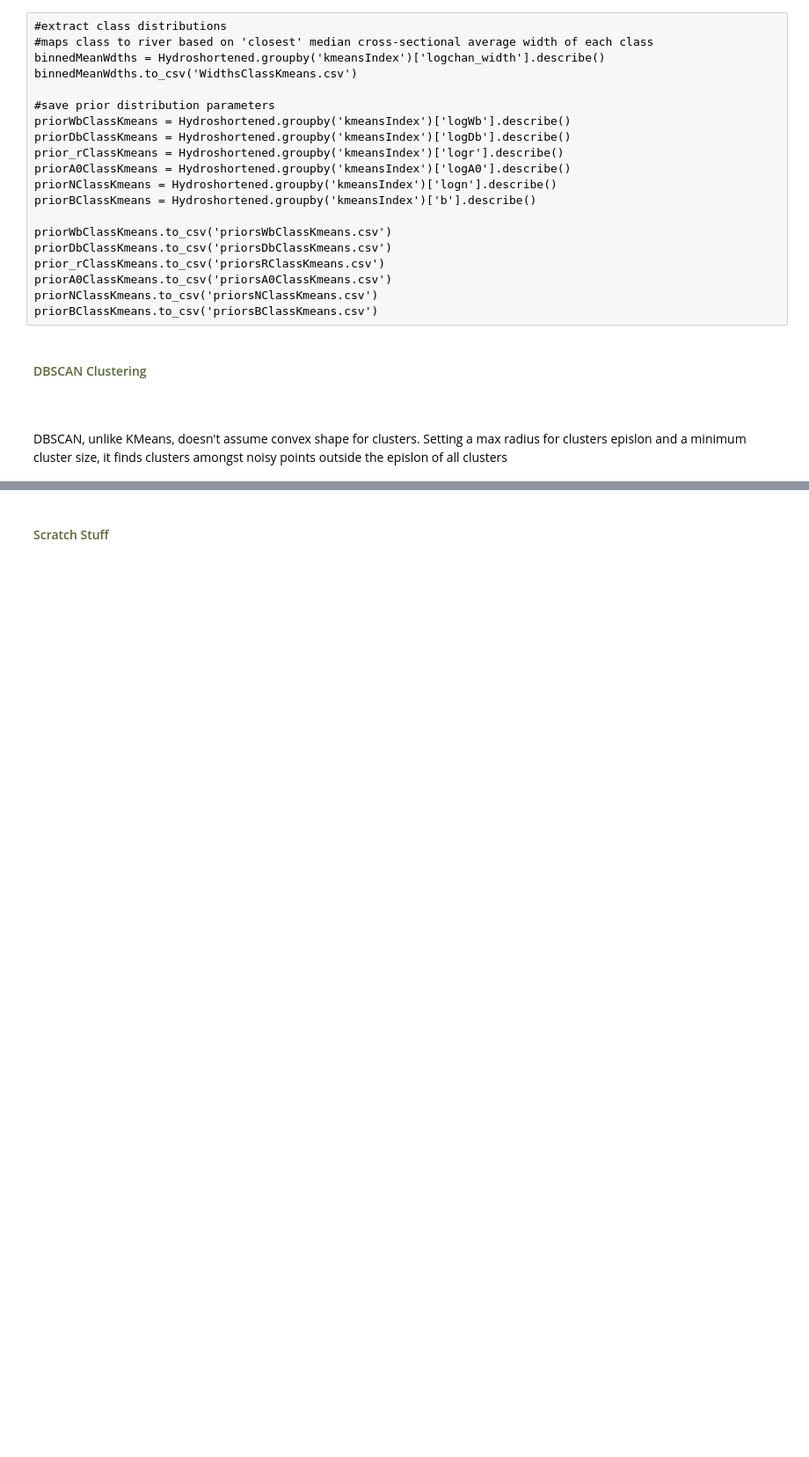
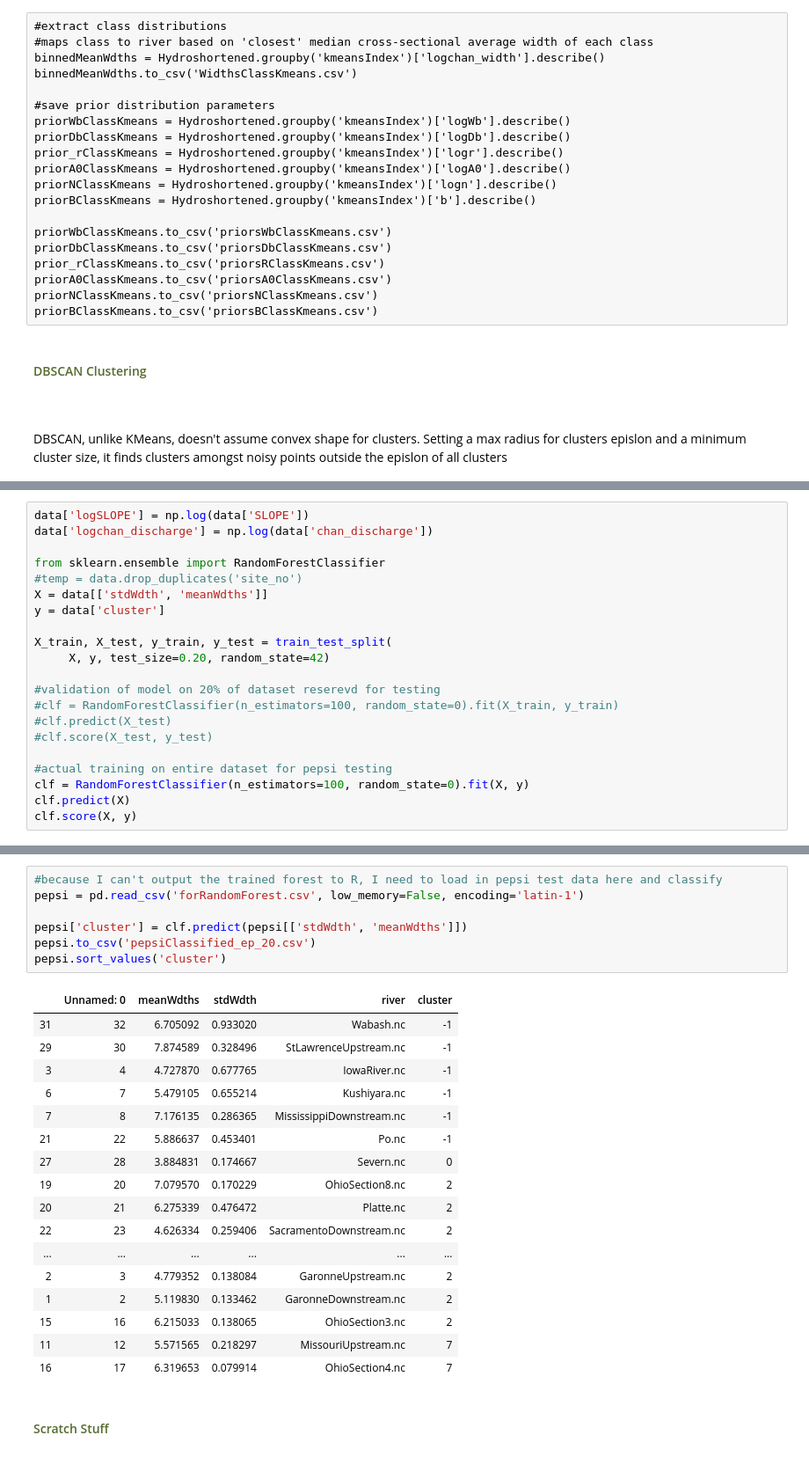
Before and after one commit to craigbrinkerhoff/2019_GeoClass, a Jupyter notebook: scripts/Brinkerhoff_GeoClass.ipynb, the cells around one changed output, grey strips where cells are left out. Shown at 88% size. Saved outputs shown, nothing was run; the diff lists cells and outputs as text; blank space fills up the shorter version.

```diff
--- a/scripts/Brinkerhoff_GeoClass.ipynb
+++ b/scripts/Brinkerhoff_GeoClass.ipynb
@@ -687,0 +728,21 @@ clf.score(X, y)
+# %%
+data['logSLOPE'] = np.log(data['SLOPE'])
+data['logchan_discharge'] = np.log(data['chan_discharge'])
+
+from sklearn.ensemble import RandomForestClassifier
+#temp = data.drop_duplicates('site_no')
+X = data[['stdWdth', 'meanWdths']]
+y = data['cluster']
+
+X_train, X_test, y_train, y_test = train_test_split(
+     X, y, test_size=0.20, random_state=42)
+
+#validation of model on 20% of dataset reserevd for testing
+#clf = RandomForestClassifier(n_estimators=100, random_state=0).fit(X_train, y_train)
+#clf.predict(X_test)
+#clf.score(X_test, y_test)
+
+#actual training on entire dataset for pepsi testing
+clf = RandomForestClassifier(n_estimators=100, random_state=0).fit(X, y)
+clf.predict(X)
+clf.score(X, y)
@@ -688,2 +759,27 @@ clf.score(X, y)
+# %%
+#because I can't output the trained forest to R, I need to load in pepsi test data here and classify
+pepsi = pd.read_csv('forRandomForest.csv', low_memory=False, encoding='latin-1')
+
+pepsi['cluster'] = clf.predict(pepsi[['stdWdth', 'meanWdths']])
+pepsi.to_csv('pepsiClassified_ep_20.csv')
+pepsi.sort_values('cluster')
+# %% [output]
+|  | Unnamed: 0 | meanWdths | stdWdth | river | cluster |
+| 31 | 32 | 6.705092 | 0.933020 | Wabash.nc | -1 |
+| 29 | 30 | 7.874589 | 0.328496 | StLawrenceUpstream.nc | -1 |
+| 3 | 4 | 4.727870 | 0.677765 | IowaRiver.nc | -1 |
+| 6 | 7 | 5.479105 | 0.655214 | Kushiyara.nc | -1 |
+| 7 | 8 | 7.176135 | 0.286365 | MississippiDownstream.nc | -1 |
+| 21 | 22 | 5.886637 | 0.453401 | Po.nc | -1 |
+| 27 | 28 | 3.884831 | 0.174667 | Severn.nc | 0 |
+| 19 | 20 | 7.079570 | 0.170229 | OhioSection8.nc | 2 |
+| 20 | 21 | 6.275339 | 0.476472 | Platte.nc | 2 |
+| 22 | 23 | 4.626334 | 0.259406 | SacramentoDownstream.nc | 2 |
+| ... | ... | ... | ... | ... | ... |
+| 2 | 3 | 4.779352 | 0.138084 | GaronneUpstream.nc | 2 |
+| 1 | 2 | 5.119830 | 0.133462 | GaronneDownstream.nc | 2 |
+| 15 | 16 | 6.215033 | 0.138065 | OhioSection3.nc | 2 |
+| 11 | 12 | 5.571565 | 0.218297 | MissouriUpstream.nc | 7 |
+| 16 | 17 | 6.319653 | 0.079914 | OhioSection4.nc | 7 |
 # %% [markdown]
 <h4> <font color=darkolivegreen> Scratch Stuff </font></h4>
```
Also changed, not shown: parts of 20 cells of this notebook, 4 other files.
